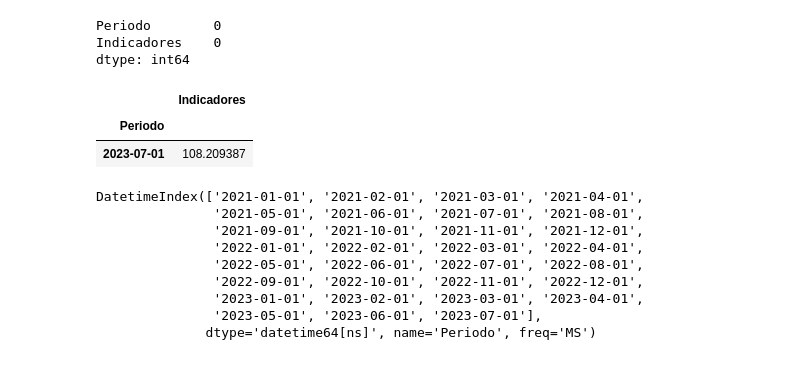
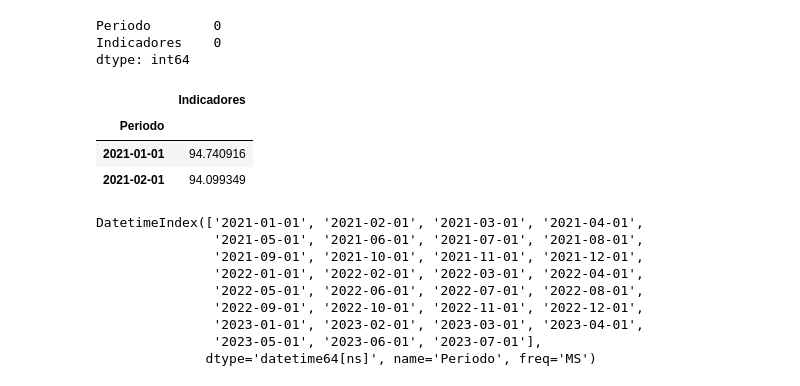
Before and after one commit to IvRodco/EstadisticaAplicasa_1899843, a Jupyter notebook: Actividad11_ILRA_1899843_EAG41_nov2023.ipynb, the cells around one changed output. Saved outputs shown, nothing was run; the diff lists cells and outputs as text; code cells hidden in the pictures.

```diff
--- a/Actividad11_ILRA_1899843_EAG41_nov2023.ipynb
+++ b/Actividad11_ILRA_1899843_EAG41_nov2023.ipynb
@@ -63,11 +80,12 @@ dtype: int64
 # %%
 #ponemos el index
 indicadores=indicadores.set_index('Periodo')
-indicadores.tail(1)
+indicadores.head(2)
 # %% [output]
 |  | Indicadores |
 | Periodo |  |
-| 2023-07-01 | 108.209387 |
+| 2021-01-01 | 94.740916 |
+| 2021-02-01 | 94.099349 |
 # %%
 #frecuencia
 indicadores=indicadores.asfreq('MS')
```
Also changed, not shown: parts of 18 cells of this notebook.
